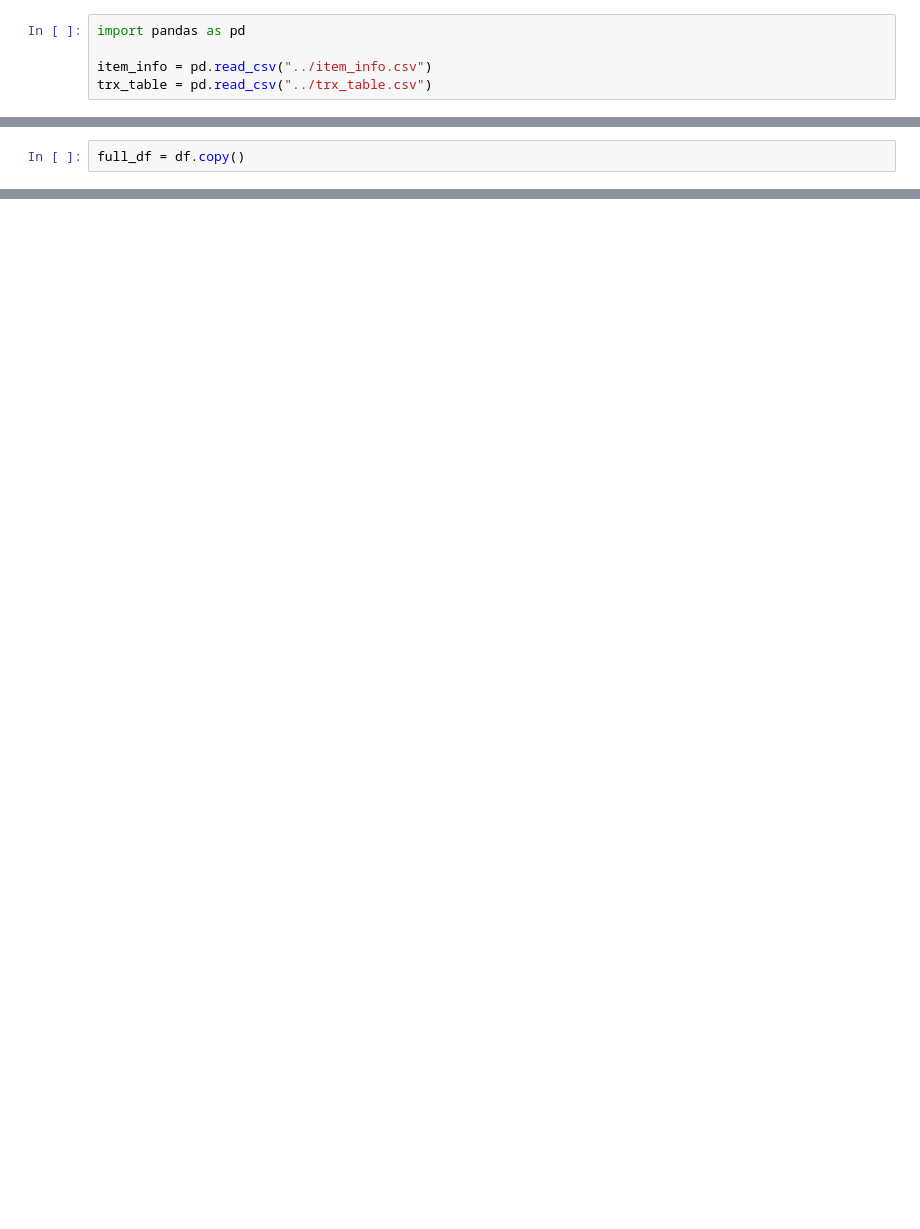
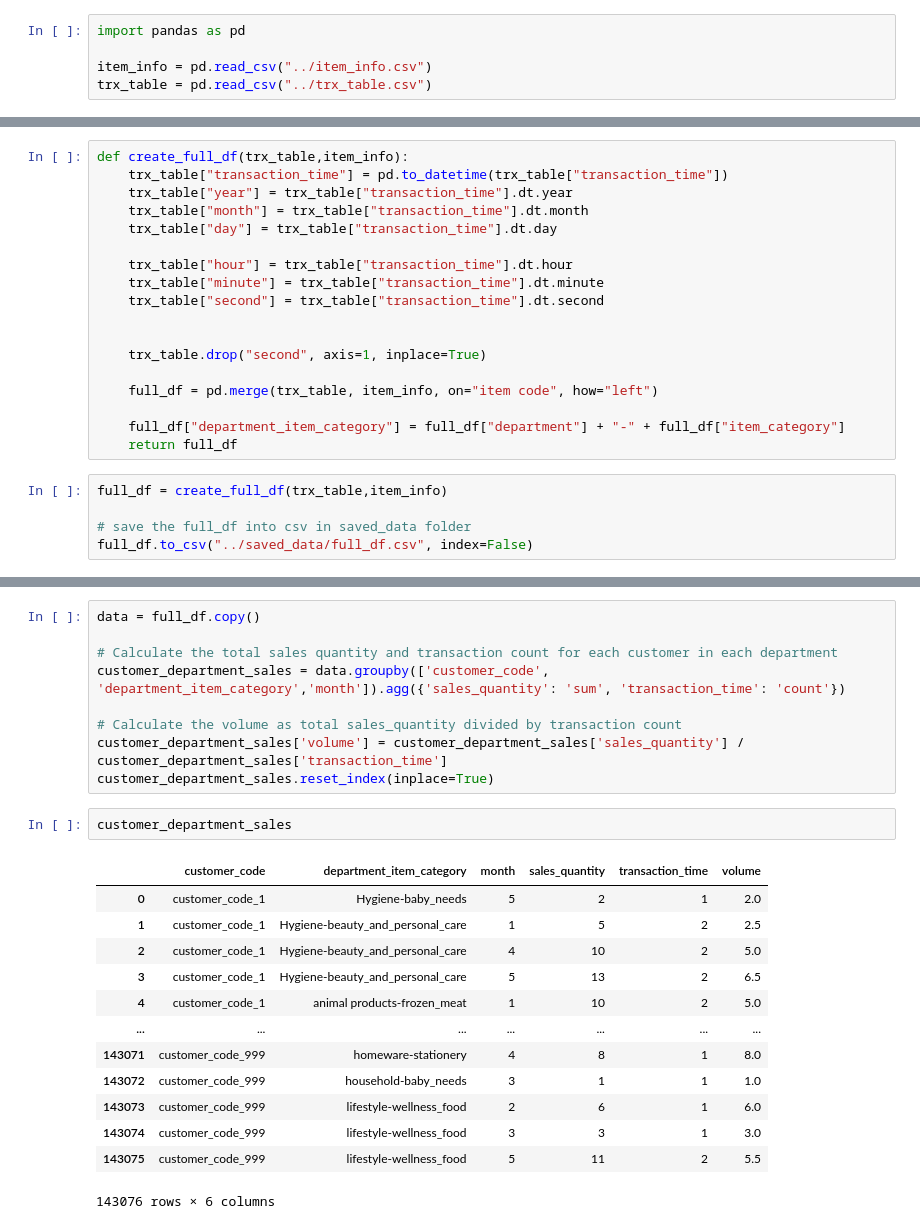
Before and after one commit to malshanCS/Finals-datastorm, a Jupyter notebook: notebooks/data.ipynb, the cells around one changed output, grey strips where cells are left out. Drawn from its saved outputs; the diff is of its cells as text; blank space fills up the shorter version.

Commit message:
data csvs added

```diff
--- a/notebooks/data.ipynb
+++ b/notebooks/data.ipynb
@@ -169,2 +5,0 @@ agg_df_item_category
-# %%
-full_df = df.copy()
@@ -301,0 +6,23 @@ monthly_aggregation
+# %%
+def create_full_df(trx_table,item_info):
+    trx_table["transaction_time"] = pd.to_datetime(trx_table["transaction_time"])
+    trx_table["year"] = trx_table["transaction_time"].dt.year
+    trx_table["month"] = trx_table["transaction_time"].dt.month
+    trx_table["day"] = trx_table["transaction_time"].dt.day
+
+    trx_table["hour"] = trx_table["transaction_time"].dt.hour
+    trx_table["minute"] = trx_table["transaction_time"].dt.minute
+    trx_table["second"] = trx_table["transaction_time"].dt.second
+
+
+    trx_table.drop("second", axis=1, inplace=True)
+
+    full_df = pd.merge(trx_table, item_info, on="item code", how="left")
+
+    full_df["department_item_category"] = full_df["department"] + "-" + full_df["item_category"]
+    return full_df
+# %%
+full_df = create_full_df(trx_table,item_info)
+
+# save the full_df into csv in saved_data folder
+full_df.to_csv("../saved_data/full_df.csv", index=False)
@@ -301,0 +201,25 @@ monthly_aggregation
+# %%
+data = full_df.copy()
+
+# Calculate the total sales quantity and transaction count for each customer in each department
+customer_department_sales = data.groupby(['customer_code', 'department_item_category','month']).agg({'sales_quantity': 'sum', 'transaction_time': 'count'})
+
+# Calculate the volume as total sales_quantity divided by transaction count
+customer_department_sales['volume'] = customer_department_sales['sales_quantity'] / customer_department_sales['transaction_time']
+customer_department_sales.reset_index(inplace=True)
+# %%
+customer_department_sales
+# %% [output]
+|  | customer_code | department_item_category | month | sales_quantity | transaction_time | volume |
+| 0 | customer_code_1 | Hygiene-baby_needs | 5 | 2 | 1 | 2.0 |
+| 1 | customer_code_1 | Hygiene-beauty_and_personal_care | 1 | 5 | 2 | 2.5 |
+| 2 | customer_code_1 | Hygiene-beauty_and_personal_care | 4 | 10 | 2 | 5.0 |
+| 3 | customer_code_1 | Hygiene-beauty_and_personal_care | 5 | 13 | 2 | 6.5 |
+| 4 | customer_code_1 | animal products-frozen_meat | 1 | 10 | 2 | 5.0 |
+| ... | ... | ... | ... | ... | ... | ... |
+| 143071 | customer_code_999 | homeware-stationery | 4 | 8 | 1 | 8.0 |
+| 143072 | customer_code_999 | household-baby_needs | 3 | 1 | 1 | 1.0 |
+| 143073 | customer_code_999 | lifestyle-wellness_food | 2 | 6 | 1 | 6.0 |
+| 143074 | customer_code_999 | lifestyle-wellness_food | 3 | 3 | 1 | 3.0 |
+| 143075 | customer_code_999 | lifestyle-wellness_food | 5 | 11 | 2 | 5.5 |
+143076 rows × 6 columns
```
Also changed, not shown: parts of 36 cells of this notebook, 8 other files.
